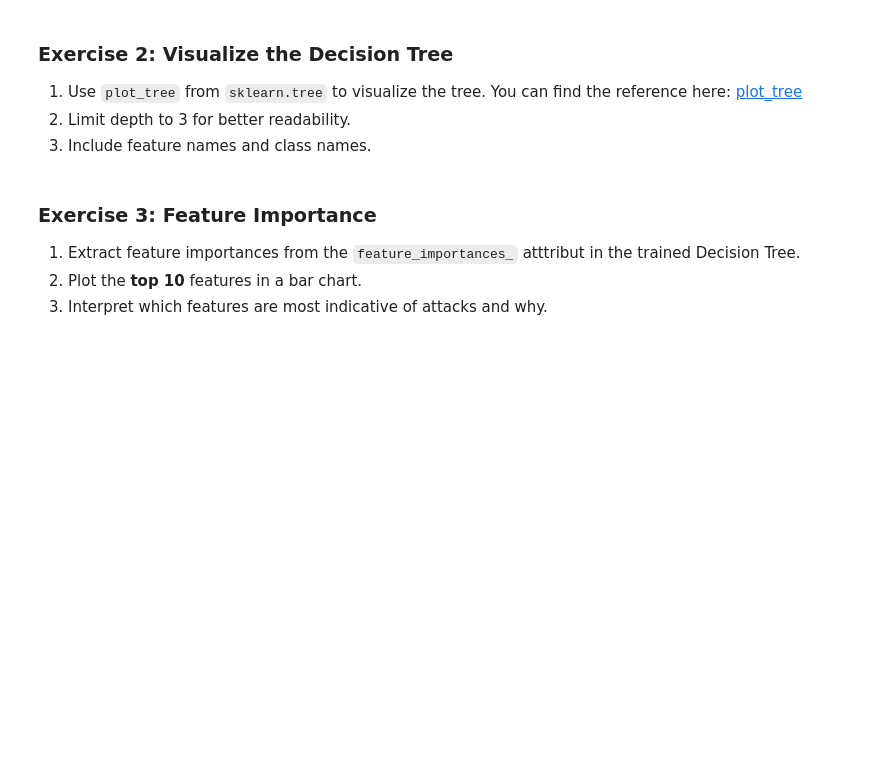
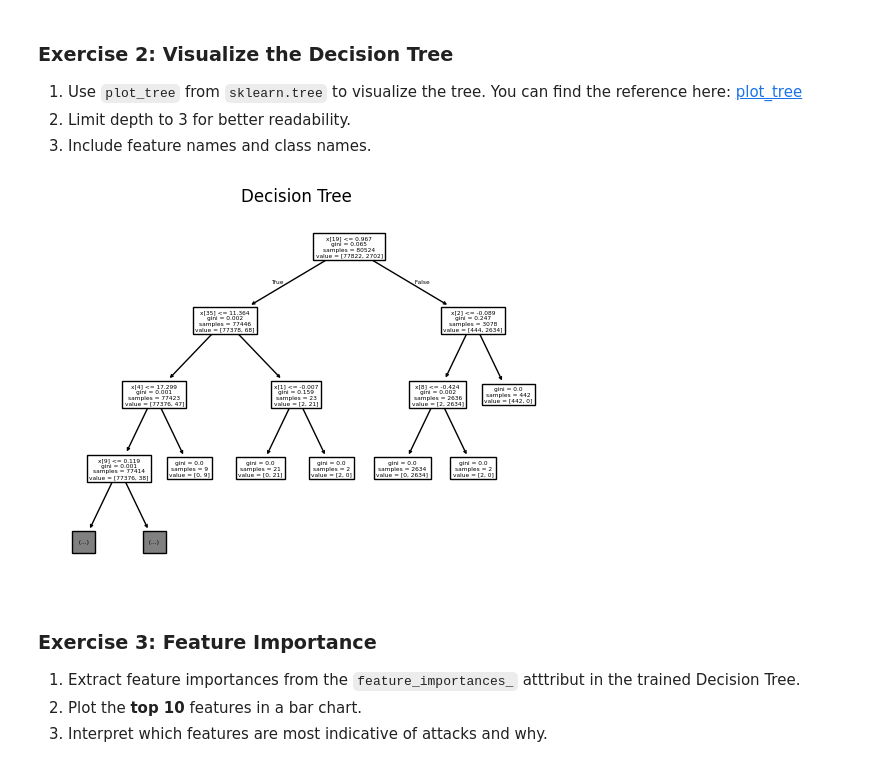
Before and after one commit to shaoyunguo/mlcysec_tutorial, a Jupyter notebook: source/tutorial_notebooks/getting_started_with_ml/getting_started_with_ml.ipynb, the cells around one changed output. Saved outputs shown, nothing was run; the diff lists cells and outputs as text; code cells hidden in the pictures; blank space fills up the shorter version.

```diff
--- a/source/tutorial_notebooks/getting_started_with_ml/getting_started_with_ml.ipynb
+++ b/source/tutorial_notebooks/getting_started_with_ml/getting_started_with_ml.ipynb
@@ -403,8 +416,13 @@ In this exercise, we'll learn how to fit a Decision Tree classifier and how to e
 3. Include feature names and class names.
 # %%
 # TODO: Step 1 - Visualize Decision Tree
+tree_vis = tree.plot_tree(trained_tree, max_depth=3)
 # TODO: Step 2 - Configure plot_tree
+plt.title("Decision Tree")
 # TODO: Step 3 - Show the plot
+plt.show()
+# %% [output]
+[figure, added]
 # %% [markdown]
 ### Exercise 3: Feature Importance
 1. Extract feature importances from the `feature_importances_` atttribut in the trained Decision Tree.
```
Also changed, not shown: parts of 3 cells of this notebook.
